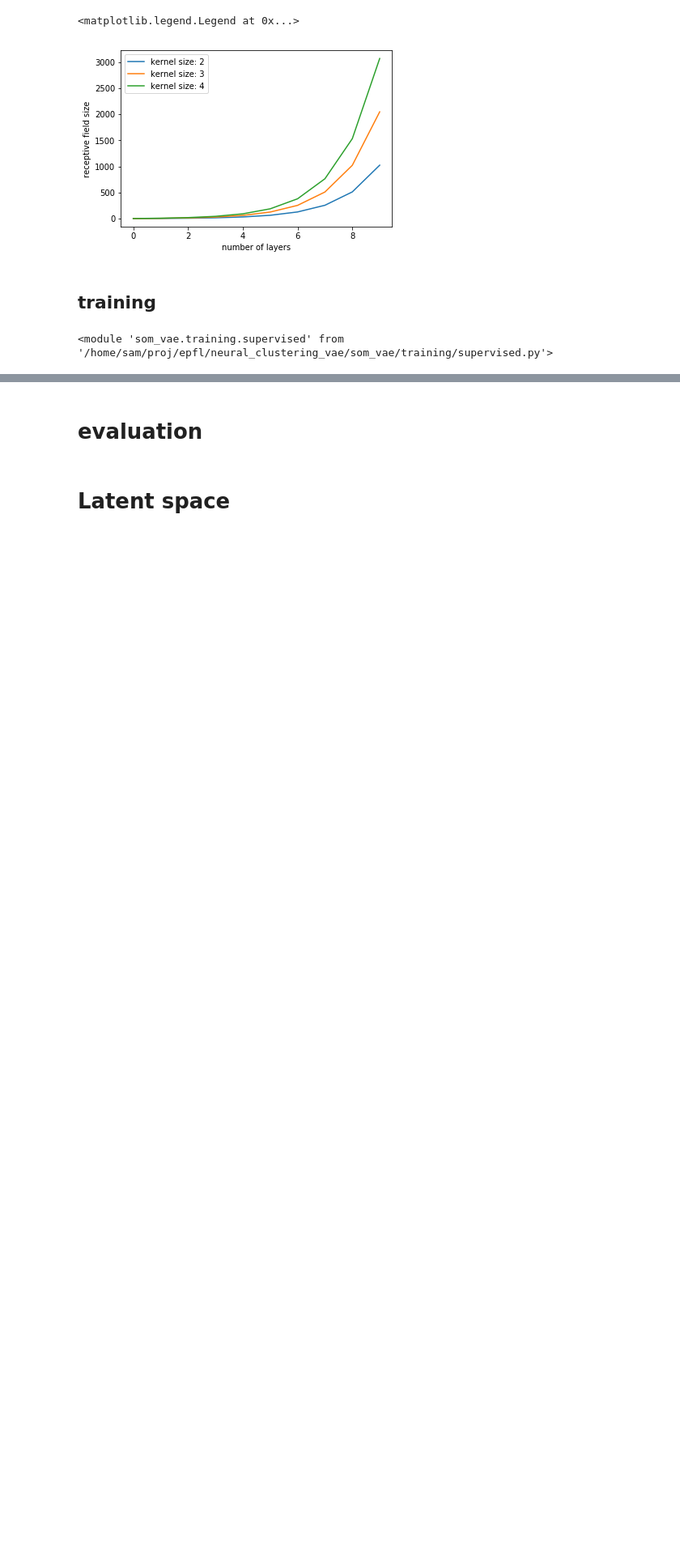
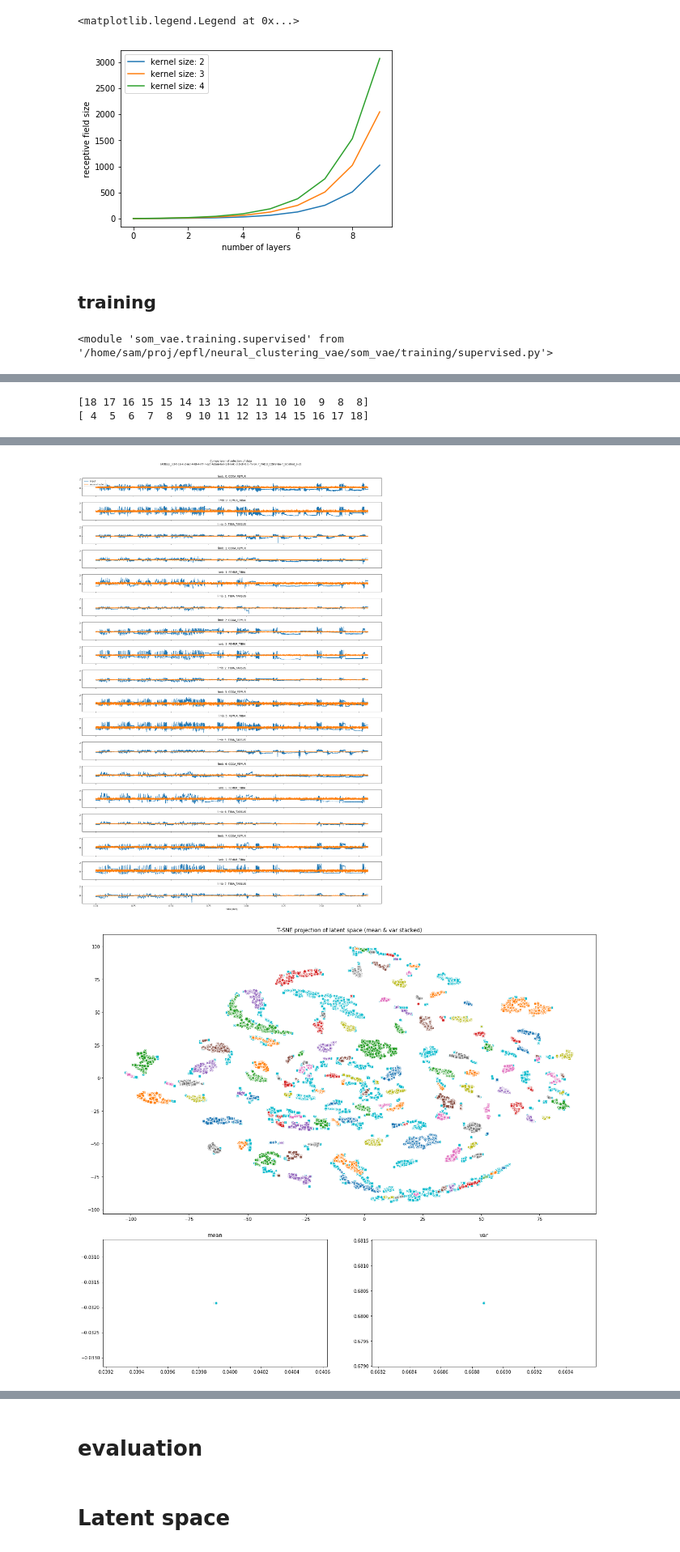
Before and after one commit to samuelsmal/drosophVAE, a Jupyter notebook: reparam_vae.ipynb, the cells around one changed output, grey strips where cells are left out. Shown at 81% size. Cells and saved outputs as stored; diff of their text form; code cells hidden in the pictures; blank space fills up the shorter version.

Commit message:
WIP adds NMI, and purity back to gridsearch

```diff
--- a/reparam_vae.ipynb
+++ b/reparam_vae.ipynb
@@ -429,4 +437,7 @@ def plot_latent_space(X_latent, X_latent_mean_tsne_proj, y, cluster_assignments,
 # %%
+from som_vae.losses.normalized_mutual_information import normalized_mutual_information
+from som_vae.losses.purity import purity
+
 def plot_reconstruction_comparision_angle_3d(X_eval, X_hat_eval, epochs, selected_columns=selected_columns, run_config=run_cfg):
     xticks = np.arange(0, len(X_eval)) / SetupConfig.value('frames_per_second') / 60.
     fig, axs = plt.subplots(nrows=X_eval.shape[1], ncols=1, figsize=(20, 30), sharex=True, sharey=True)
@@ -447,7 +458,7 @@ def plot_reconstruction_comparision_angle_3d(X_eval, X_hat_eval, epochs, selecte
     plt.subplots_adjust(top=0.94)
     plt.savefig(f"{SetupConfig.value('figures_root_path')}/{run_config.description()}_e-{epochs}_input_gen_recon_comparision.png")
 
-def eval_model(training_results, X, X_eval, run_config):
+def eval_model(training_results, X, X_eval, y, run_config):
     model = training_results['model']
     #train_reports = training_results['train_report']
     #test_reports= training_results['test_report']
@@ -465,7 +476,10 @@ def eval_model(training_results, X, X_eval, run_config):
     cluster_assignments = HDBSCAN(min_cluster_size=8).fit_predict(np.hstack((X_latent.mean, X_latent.var)))
     plot_latent_space(X_latent, X_latent_mean_tsne_proj, y, cluster_assignments, run_config, epochs=len(training_results['train_reports']))
 
-    return cluster_assignments
+    nmi = normalised_mutual_information(cluster_assignments, y)
+    pur = P.purity(cluster_assignments, y)
+
+    return (cluster_assignments, nmi, pur)
 # %%
 X = np.vstack((X_train, X_test))
 y = np.vstack((y_train, y_test))
@@ -510,0 +525,17 @@ def grid_search(grid_search_params, eval_steps=2, epochs=5):
+# %%
+epochs = 4
+eval_steps = 2
+vae_training_args = vae_training.init(input_shape=X_train.shape[1:], run_config=run_cfg)
+vae_training_results = {}
+cluster_assignments = []
+for u in range(np.int(epochs / eval_steps)):
+    vae_training_results = vae_training.train(**{**vae_training_args, **vae_training_results},
+                                              train_dataset=X_train_dataset,
+                                              test_dataset=X_test_dataset,
+                                              early_stopping=False,
+                                              n_epochs=eval_steps)
+
+    cluster_assignments += [eval_model(vae_training_results, X, X_eval, run_cfg)]
+
+cluster_assignments += [eval_model(vae_training_results, X, X_eval, run_cfg)]
+# %% [output]
@@ -510,0 +544,2 @@ def grid_search(grid_search_params, eval_steps=2, epochs=5):
+[18 17 16 15 15 14 13 13 12 11 10 10  9  8  8]
+[ 4  5  6  7  8  9 10 11 12 13 14 15 16 17 18]
@@ -510,0 +569,2 @@ def grid_search(grid_search_params, eval_steps=2, epochs=5):
+[figure, added]
+[figure, added]
```
Also changed, not shown: parts of 14 cells of this notebook, 6 other files.
